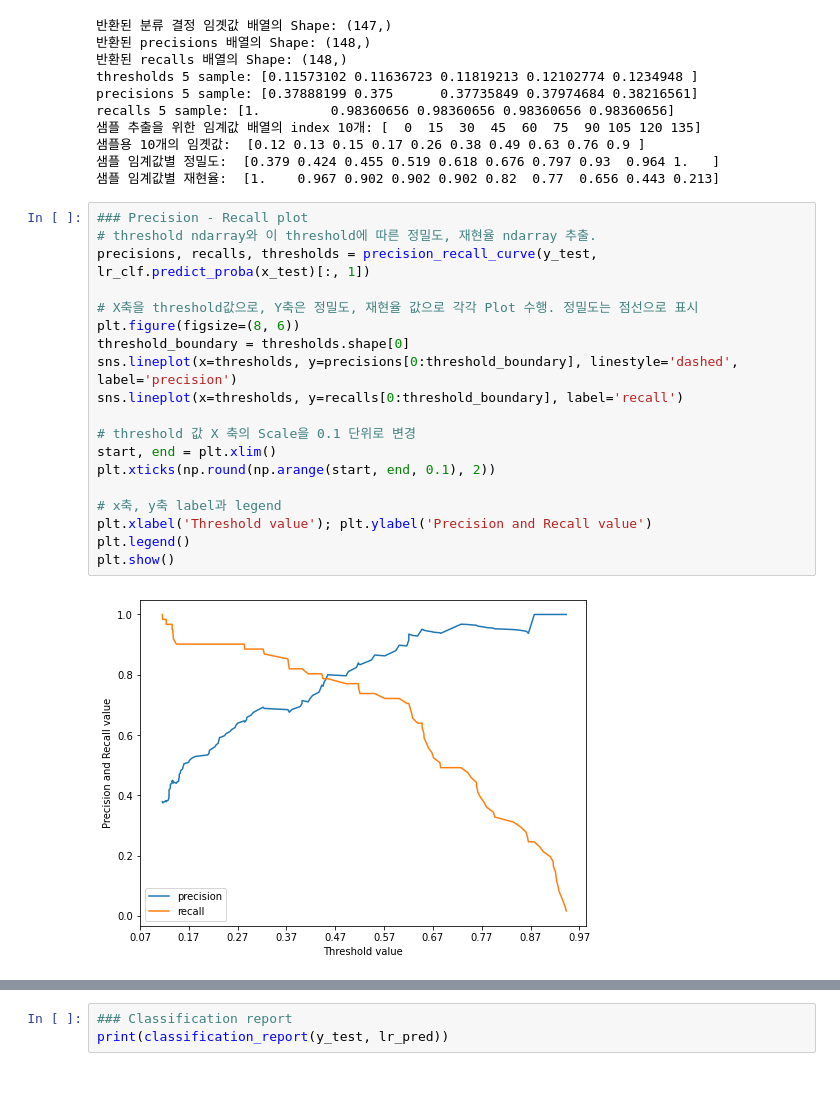
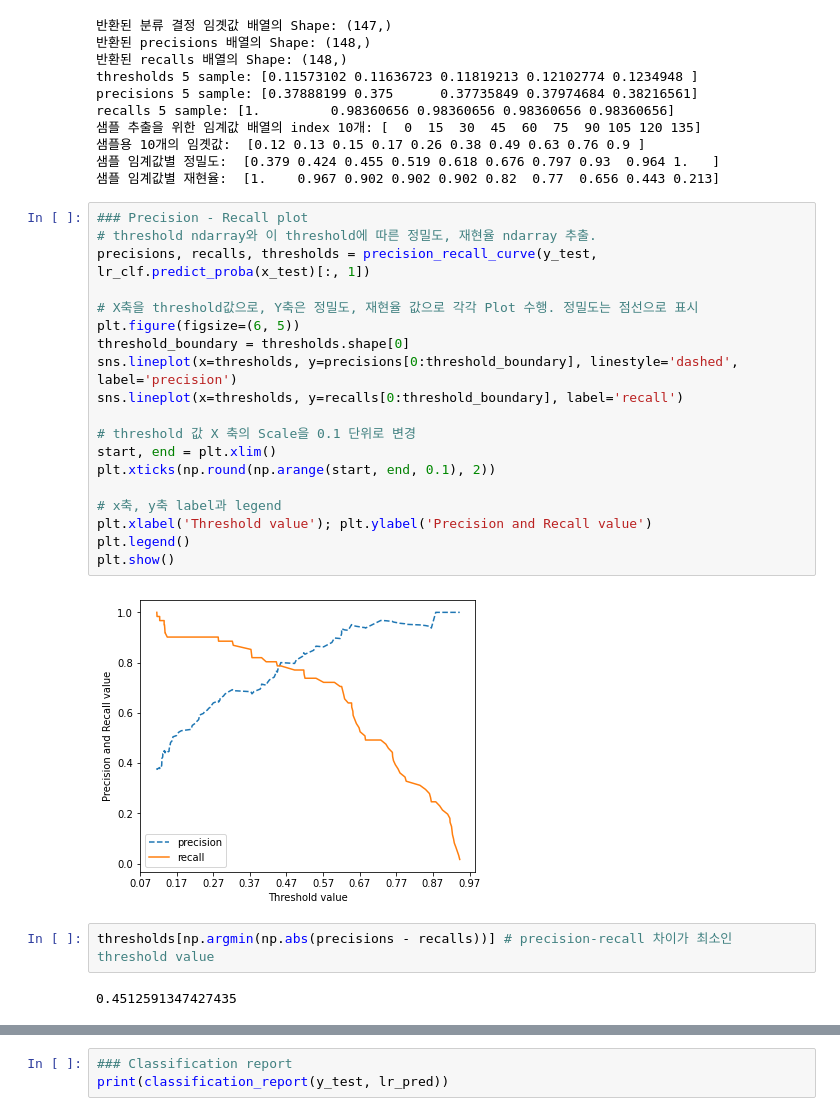
Before and after one commit to hjben/adp, a Jupyter notebook: 04_codebook_ML-CONCEPT.ipynb, the cells around one changed output, grey strips where cells are left out. Saved outputs shown, nothing was run; the diff lists cells and outputs as text; blank space fills up the shorter version.

Commit message:
update some visualization methods

```diff
--- a/04_codebook_ML-CONCEPT.ipynb
+++ b/04_codebook_ML-CONCEPT.ipynb
@@ -922,24 +922,28 @@ recalls 5 sample: [1.         0.98360656 0.98360656 0.98360656 0.98360656]
 # %%
 ### Precision - Recall plot
 # threshold ndarray와 이 threshold에 따른 정밀도, 재현율 ndarray 추출.
 precisions, recalls, thresholds = precision_recall_curve(y_test, lr_clf.predict_proba(x_test)[:, 1])
 
 # X축을 threshold값으로, Y축은 정밀도, 재현율 값으로 각각 Plot 수행. 정밀도는 점선으로 표시
-plt.figure(figsize=(8, 6))
+plt.figure(figsize=(6, 5))
 threshold_boundary = thresholds.shape[0]
 sns.lineplot(x=thresholds, y=precisions[0:threshold_boundary], linestyle='dashed', label='precision')
 sns.lineplot(x=thresholds, y=recalls[0:threshold_boundary], label='recall')
 
 # threshold 값 X 축의 Scale을 0.1 단위로 변경
 start, end = plt.xlim()
 plt.xticks(np.round(np.arange(start, end, 0.1), 2))
 
 # x축, y축 label과 legend
 plt.xlabel('Threshold value'); plt.ylabel('Precision and Recall value')
 plt.legend()
 plt.show()
 # %% [output]
-[figure, old version]
+[figure, new version]
+# %%
+thresholds[np.argmin(np.abs(precisions - recalls))] # precision-recall 차이가 최소인 threshold value
+# %% [output]
+0.4512591347427435
 # %%
 display = PrecisionRecallDisplay(precision=precisions, recall=recalls)
 display.plot()
```
Also changed, not shown: parts of 14 cells of this notebook, 1 other file.
